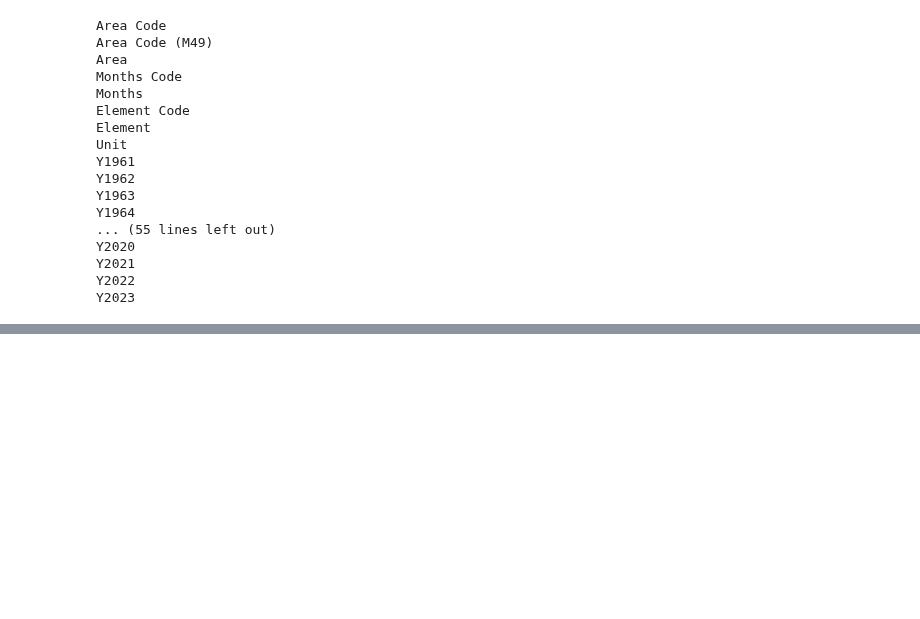
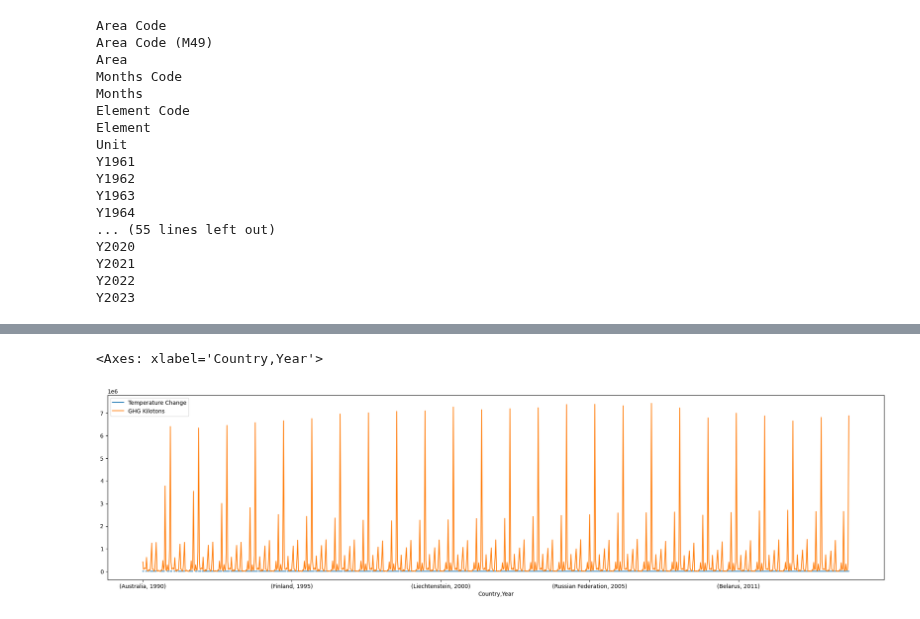
Before and after one commit to LaserLon/EDA, a Jupyter notebook: Project/EDA.ipynb, the cells around one changed output, grey strips where cells are left out. Cells and saved outputs as stored; diff of their text form; code cells hidden in the pictures; blank space fills up the shorter version.

Commit message:
data has been cleaned and is ready for analysis

```diff
--- a/Project/EDA.ipynb
+++ b/Project/EDA.ipynb
@@ -147,0 +343,3 @@ Y2023
+# %%
+df_greenhouse_gas = df_greenhouse_gas[df_greenhouse_gas['category'] == 'greenhouse_gas_ghgs_emissions_without_land_use_land_use_change_and_forestry_lulucf_in_kilotonne_co2_equivalent']
+df_greenhouse_gas
@@ -147,0 +360,3 @@ Y2023
+# %%
+df_greenhouse_gas = df_greenhouse_gas.drop(columns=['category'])
+df_greenhouse_gas
@@ -147,0 +380,4 @@ Y2023
+# %%
+df_greenhouse_gas = df_greenhouse_gas.rename(columns={'year': 'Year'})
+df_greenhouse_gas = df_greenhouse_gas.rename(columns={'value': 'GHG Kilotons'})
+df_greenhouse_gas
@@ -147,0 +398,8 @@ Y2023
+# %%
+# df_greenhouse_gas.info()
+# df_tempchange.info()
+
+df_tempchange['Year'] = df_tempchange['Year'].astype(int)
+df_data = df_tempchange.merge(df_greenhouse_gas, on=['Country', 'Year'], how='inner')
+df_data = df_data.dropna().reset_index(drop=True)
+df_data
@@ -147,0 +420,6 @@ Y2023
+# %%
+# df_data.set_index(['Country', 'Year'], inplace=True)
+df_data.plot( figsize=(25,6))
+# %% [output]
+<Axes: xlabel='Country,Year'>
+[figure, added]
```
Also changed, not shown: parts of 21 cells of this notebook.
